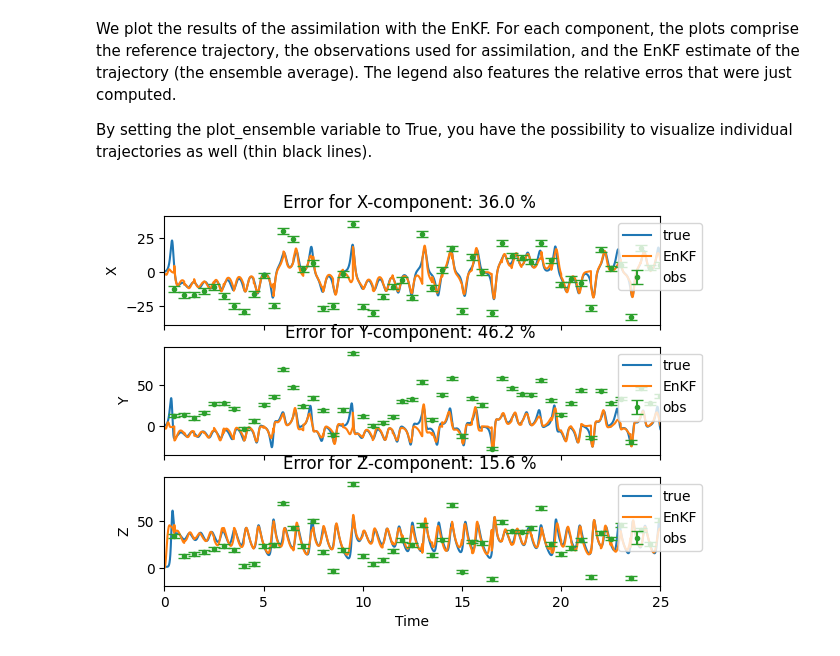
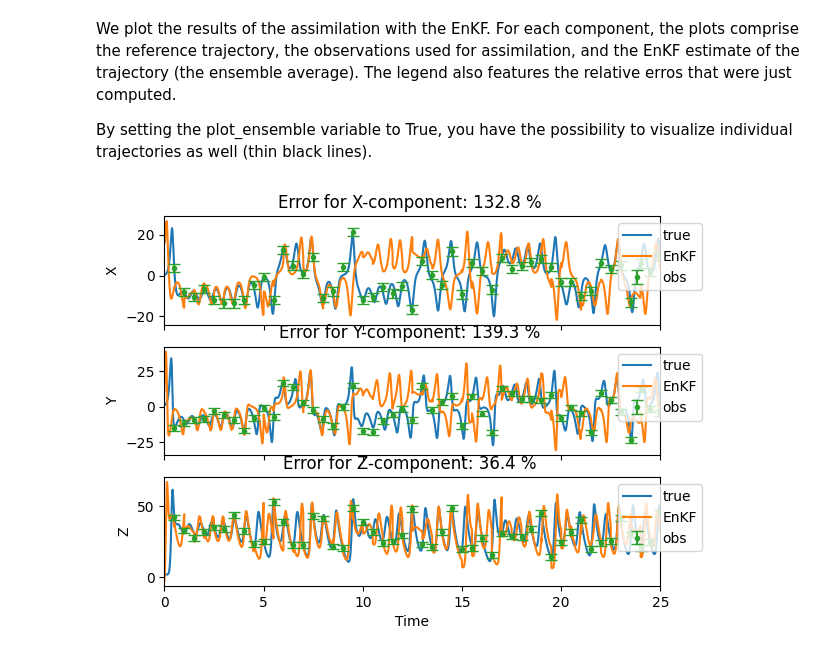
Before and after one commit to acse-jm122/torchda, a Jupyter notebook: examples/lorenz_enkf.ipynb, the cells around one changed output. Cells and saved outputs as stored; diff of their text form; code cells hidden in the pictures.

```diff
--- a/examples/lorenz_enkf.ipynb
+++ b/examples/lorenz_enkf.ipynb
@@ -66,13 +68,13 @@ sigobs = 2.  # standard deviation of the observation noise
 #  ........................................................................
 # H = torch.diag(WhichVariablesAreObserved)
 y_size = int(WhichVariablesAreObserved.sum())
-# H = torch.zeros((y_size, 3), dtype=float)
-# iy = 0
-# for ix in range(3):
-#     if WhichVariablesAreObserved[ix] > 0:
-#         H[iy, ix] = 1.
-#         iy += 1
-H = torch.tensor([[1, 1, 0], [0, 2, 1], [1, 1, 1]], dtype=float)
+H = torch.zeros((y_size, 3), dtype=float)
+iy = 0
+for ix in range(3):
+    if WhichVariablesAreObserved[ix] > 0:
+        H[iy, ix] = 1.
+        iy += 1
+# H = torch.tensor([[1, 1, 0], [0, 2, 1], [1, 1, 1]], dtype=float)
 nobs = ceil(T / dtobs) - 1  # number of times observations are performed
 # no observation at t=0
 gap = int(dtobs / dt)  # number of time steps between each observation
@@ -135,8 +137,8 @@ xEnKF, x_ens = EnKF(
 # %%
 # Now we run the KF
-# x_estimates = KF(
-#     n_steps, nobs, time_obs, gap, H, R, y, x0ens, P0, rayleigh, prandtl, b
-# )
+x_estimates = KF(
+    n_steps, nobs, time_obs, gap, H, R, y, x0ens, P0, rayleigh, prandtl, b
+)
 # %% [markdown]
 Since we are dealing with a twin experiment, we know what the true dynamical trajectory is, and we can assess exactly how good the EnKF is performing, under the conditions that were prescribed above.
 
@@ -144,7 +146,7 @@ The python code below is used to quantify the error, for the $X$, $Y$ and $Z$ co
 # %%
 # Compute Euclidean error wrt true state which is known in this synthetic game
 # cumulative error
-cum_error_comp = torch.sqrt(torch.sum((xt - xEnKF) ** 2, dim=1))
+cum_error_comp = torch.sqrt(torch.sum((xt - x_estimates) ** 2, dim=1))
 cum_error = torch.sqrt(torch.sum(cum_error_comp**2))
 norm_comp = torch.sqrt(torch.sum(xt**2, dim=1))
 norm = torch.sqrt(torch.sum(xt**2))
@@ -168,26 +177,26 @@ By setting the plot_ensemble variable to True, you have the possibility to visua
 # %%
 # Plot results
 plot_ensemble = False  # Change to True if you want to visualize ensemble members
 fig, ax = plt.subplots(nrows=3, ncols=1, sharex=True)
 iobs = 0
 for k, comp in enumerate(["X", "Y", "Z"]):
     ax[k].plot(time, xt[k, :], label='true')
-    ax[k].plot(time, xEnKF[k, :], label='EnKF')
+    ax[k].plot(time, x_estimates[k, :], label='EnKF')
     # if plot_ensemble:
     #     for e in range(Ne):
     #         ax[k].plot(time, x_ens[k, :, e], c='k', lw=0.1, zorder=-4)
     if WhichVariablesAreObserved[k] > 0:
         ax[k].errorbar(time_obs, y[iobs, :], yerr=sqrt_s[iobs, iobs],
                        fmt='o', markersize=3, capsize=4, label='obs')
         iobs = iobs + 1
     ax[k].legend(bbox_to_anchor=(0.9, 1), loc='upper left', frameon=True)
     ax[k].set_ylabel(comp)
     ax[k].title.set_text(
         f"Error for {comp}-component: %4.1f %% "
         % (100.0 * cum_error_comp[k] / norm_comp[k])
     )
 ax[-1].set_xlabel('Time')
 ax[-1].set_xlim(time[0], time[-1])
 plt.show()
 # %% [output]
-[figure, old version]
+[figure, new version]
```
Also changed, not shown: parts of 5 cells of this notebook, 1 other file.
